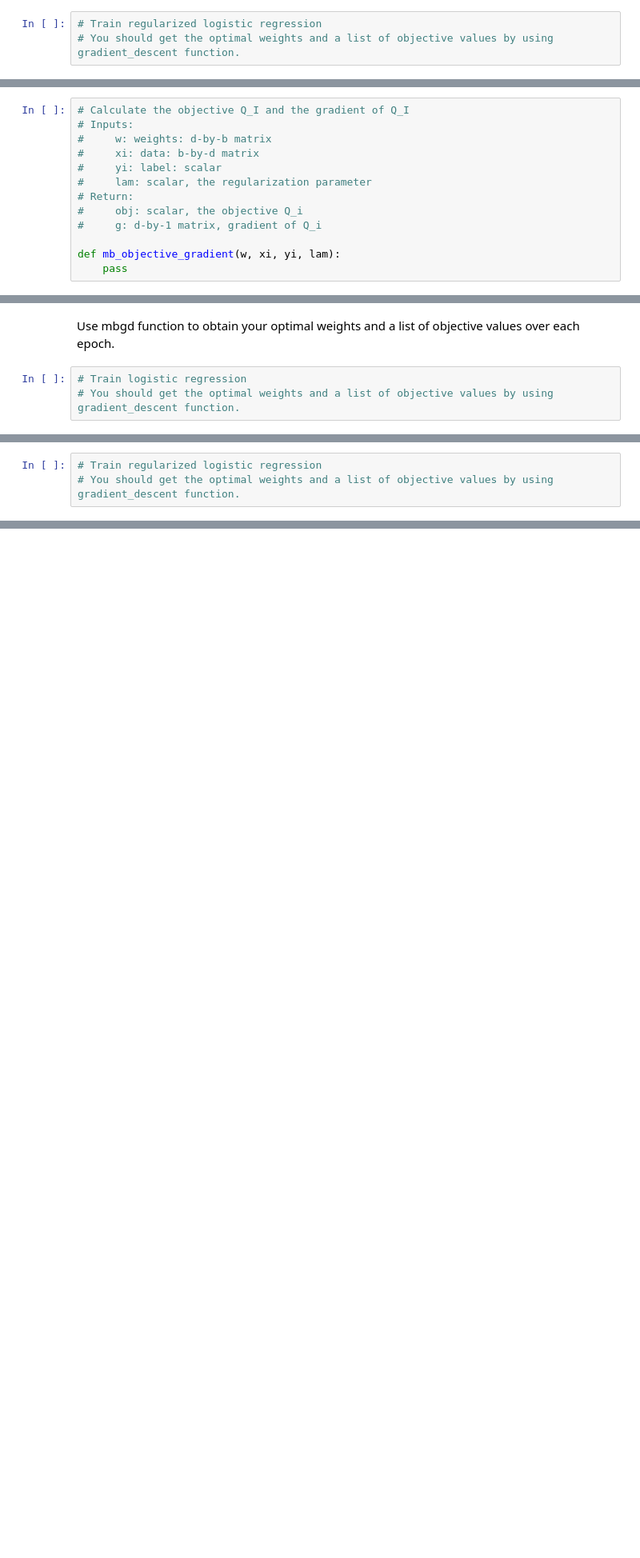
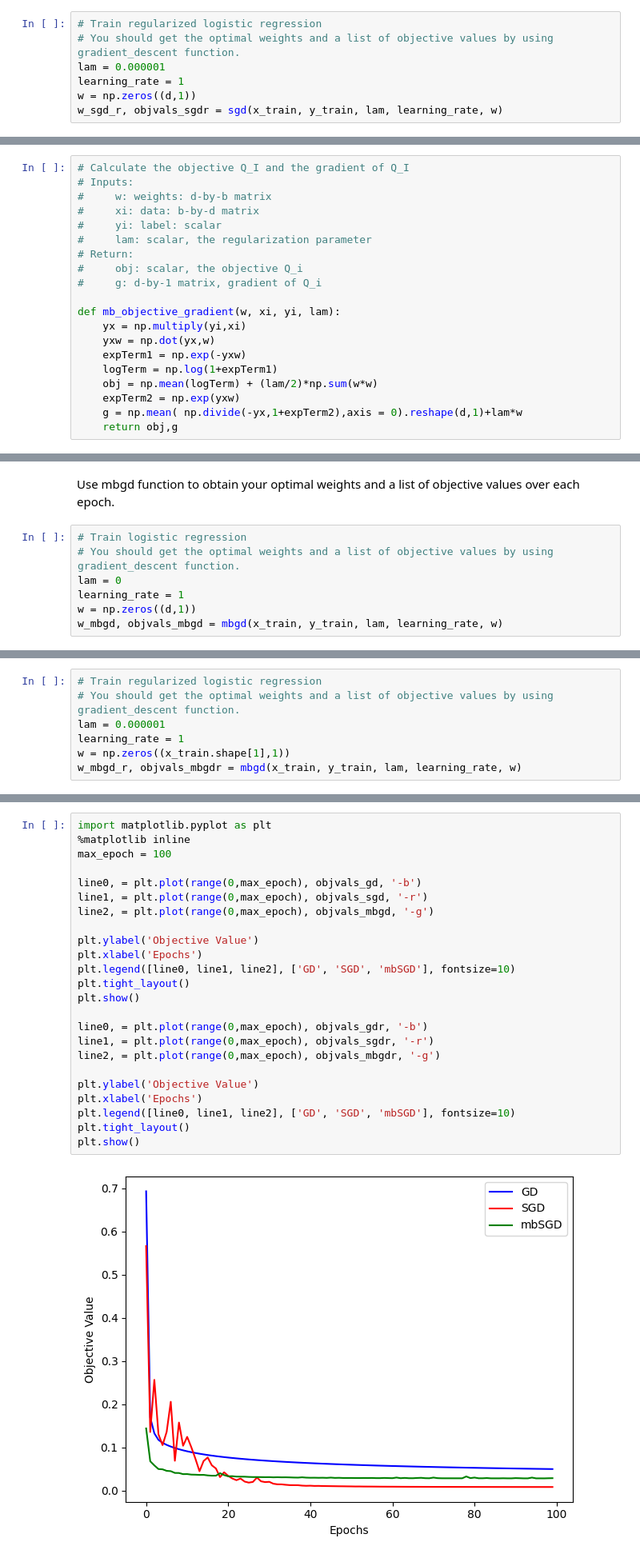
Before and after one commit to sanjeet-jain/cs-583, a Jupyter notebook: HW1/Assignment1.ipynb, the cells around one changed output, grey strips where cells are left out. Shown: that part at 80% size. Saved outputs shown, nothing was run; the diff lists cells and outputs as text; blank space fills up the shorter version.

```diff
--- a/HW1/Assignment1.ipynb
+++ b/HW1/Assignment1.ipynb
@@ -168,3 +370,7 @@ Use sgd function to obtain your optimal weights and a list of objective values o
 # %%
 # Train regularized logistic regression
 # You should get the optimal weights and a list of objective values by using gradient_descent function.
+lam = 0.000001
+learning_rate = 1
+w = np.zeros((d,1))
+w_sgd_r, objvals_sgdr = sgd(x_train, y_train, lam, learning_rate, w)
@@ -188,7 +412,14 @@ You may need to implement a new function to calculate the new objective function
 #     g: d-by-1 matrix, gradient of Q_i
 
 def mb_objective_gradient(w, xi, yi, lam):
-    pass
+    yx = np.multiply(yi,xi)
+    yxw = np.dot(yx,w)
+    expTerm1 = np.exp(-yxw)
+    logTerm = np.log(1+expTerm1)
+    obj = np.mean(logTerm) + (lam/2)*np.sum(w*w)
+    expTerm2 = np.exp(yxw)
+    g = np.mean( np.divide(-yx,1+expTerm2),axis = 0).reshape(d,1)+lam*w
+    return obj,g
 # %% [markdown]
 Hints:
 1. In every epoch, randomly permute the $n$ samples (just like SGD).
@@ -216,3 +465,7 @@ Use mbgd function to obtain your optimal weights and a list of objective values
 # %%
 # Train logistic regression
 # You should get the optimal weights and a list of objective values by using gradient_descent function.
+lam = 0
+learning_rate = 1
+w = np.zeros((d,1))
+w_mbgd, objvals_mbgd = mbgd(x_train, y_train, lam, learning_rate, w)
@@ -219,3 +490,7 @@ Use mbgd function to obtain your optimal weights and a list of objective values
 # %%
 # Train regularized logistic regression
 # You should get the optimal weights and a list of objective values by using gradient_descent function.
+lam = 0.000001
+learning_rate = 1
+w = np.zeros((x_train.shape[1],1))
+w_mbgd_r, objvals_mbgdr = mbgd(x_train, y_train, lam, learning_rate, w)
@@ -228,0 +519,26 @@ import matplotlib.pyplot as plt
+# %%
+import matplotlib.pyplot as plt
+%matplotlib inline
+max_epoch = 100
+
+line0, = plt.plot(range(0,max_epoch), objvals_gd, '-b')
+line1, = plt.plot(range(0,max_epoch), objvals_sgd, '-r')
+line2, = plt.plot(range(0,max_epoch), objvals_mbgd, '-g')
+
+plt.ylabel('Objective Value')
+plt.xlabel('Epochs')
+plt.legend([line0, line1, line2], ['GD', 'SGD', 'mbSGD'], fontsize=10)
+plt.tight_layout()
+plt.show()
+
+line0, = plt.plot(range(0,max_epoch), objvals_gdr, '-b')
+line1, = plt.plot(range(0,max_epoch), objvals_sgdr, '-r')
+line2, = plt.plot(range(0,max_epoch), objvals_mbgdr, '-g')
+
+plt.ylabel('Objective Value')
+plt.xlabel('Epochs')
+plt.legend([line0, line1, line2], ['GD', 'SGD', 'mbSGD'], fontsize=10)
+plt.tight_layout()
+plt.show()
+# %% [output]
+[figure, added]
```
Also changed, not shown: parts of 29 cells of this notebook.
